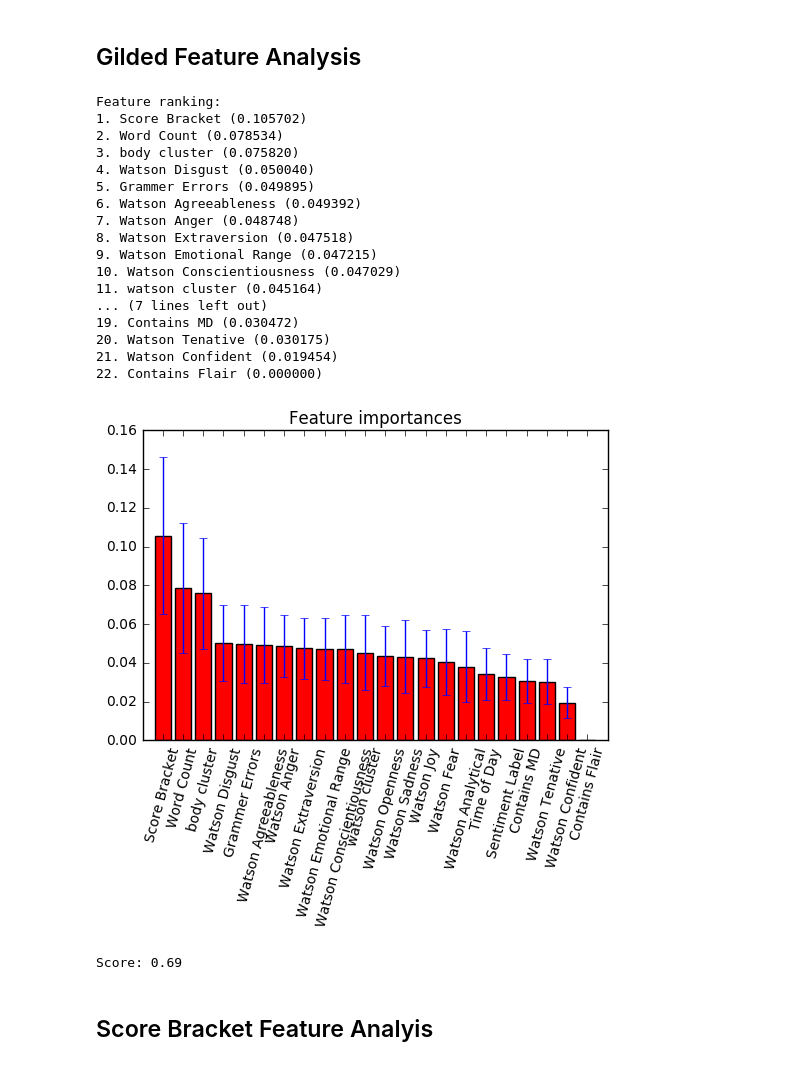
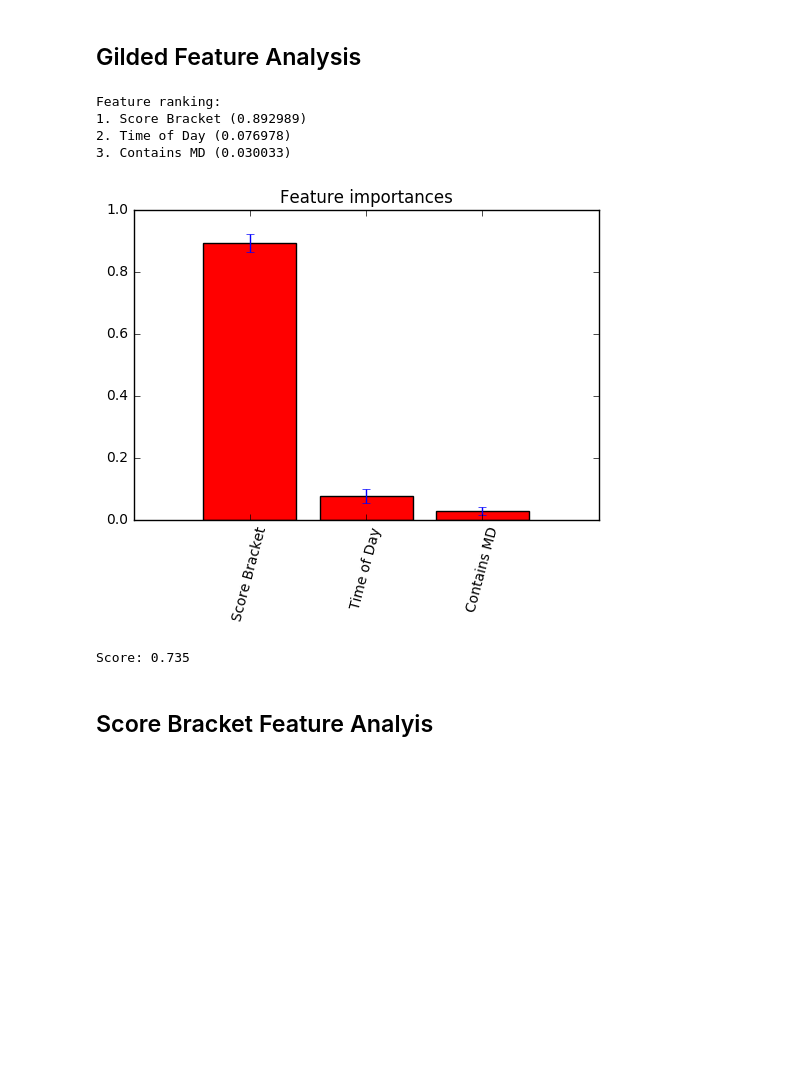
Before and after one commit to cyinwei/csce489_gold, a Jupyter notebook: AskReddit Feature Importance Analysis.ipynb, the cells around one changed output. Cells and saved outputs as stored; diff of their text form; code cells hidden in the pictures; blank space fills up the shorter version.

```diff
--- a/AskReddit Feature Importance Analysis.ipynb
+++ b/AskReddit Feature Importance Analysis.ipynb
@@ -45,6 +45,8 @@ def feature_importance(train, test, features, predict, trees=10, state=None):
     y = test[predict]
 
     print 'Score:', forest.score(X,y)
+
+    return forest
 # %% [markdown]
 ### TFIDF Vectorization
 # %%
@@ -112,59 +114,46 @@ def show_feature_importance(train_filename, test_filename, features, predict):
     test['gilded'] = test['gilded'].astype(bool)
 
     # Print feature importance
-    feature_importance(train, test, features, predict, trees=50, state=None)
+    return feature_importance(train, test, features, predict, trees=250, state=None)
 # %% [markdown]
 ## Gilded Feature Analysis
 # %%
 features = [
     'Score Bracket',
     'Contains MD',
-    'Word Count',
+#     'Word Count',
     'Time of Day',
-    'watson cluster',
-    'body cluster',
-    'Grammer Errors',
-    'Sentiment Label',
-    'Contains Flair',
-    'Watson Anger',
-    'Watson Disgust',
-    'Watson Fear',
-    'Watson Joy',
-    'Watson Sadness',
-    'Watson Analytical',
-    'Watson Confident',
-    'Watson Tenative',
-    'Watson Openness',
-    'Watson Conscientiousness',
-    'Watson Extraversion',
-    'Watson Agreeableness',
-    'Watson Emotional Range'
+#     'watson cluster',
+#     'body cluster',
+#     'Grammer Errors',
+#     'Sentiment Label',
+#     'flair',
+#     'Watson Anger',
+#     'Watson Disgust',
+#     'Watson Fear',
+#     'Watson Joy',
+#     'Watson Sadness',
+#     'Watson Analytical',
+#     'Watson Confident',
+#     'Watson Tenative',
+#     'Watson Openness',
+#     'Watson Conscientiousness',
+#     'Watson Extraversion',
+#     'Watson Agreeableness',
+#     'Watson Emotional Range'
 ]
 
-show_feature_importance('./mytrain/addedAskReddit_train.csv',
+gilded = show_feature_importance('./mytrain/addedAskReddit_train.csv',
                         './mytest/addedAskReddit_test.csv',
                         features,
                         'gilded')
 # %% [output]
 Feature ranking:
-1. Score Bracket (0.105702)
-2. Word Count (0.078534)
-3. body cluster (0.075820)
-4. Watson Disgust (0.050040)
-5. Grammer Errors (0.049895)
-6. Watson Agreeableness (0.049392)
-7. Watson Anger (0.048748)
-8. Watson Extraversion (0.047518)
-9. Watson Emotional Range (0.047215)
-10. Watson Conscientiousness (0.047029)
-11. watson cluster (0.045164)
-... (7 lines left out)
-19. Contains MD (0.030472)
-20. Watson Tenative (0.030175)
-21. Watson Confident (0.019454)
-22. Contains Flair (0.000000)
+1. Score Bracket (0.892989)
+2. Time of Day (0.076978)
+3. Contains MD (0.030033)
-[figure, old version]
+[figure, new version]
-Score: 0.69
+Score: 0.735
 # %% [markdown]
 ## Score Bracket Feature Analyis
 # %%
```
Also changed, not shown: parts of 3 cells of this notebook, 6 other files.
